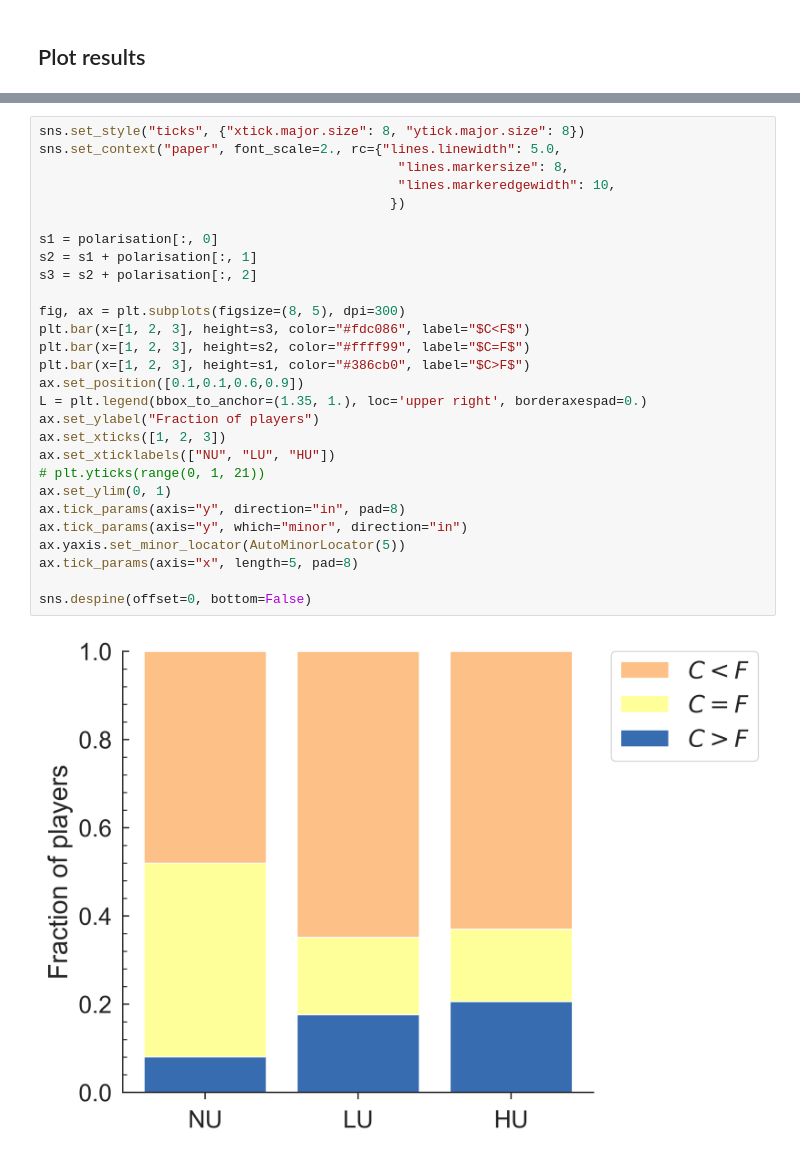
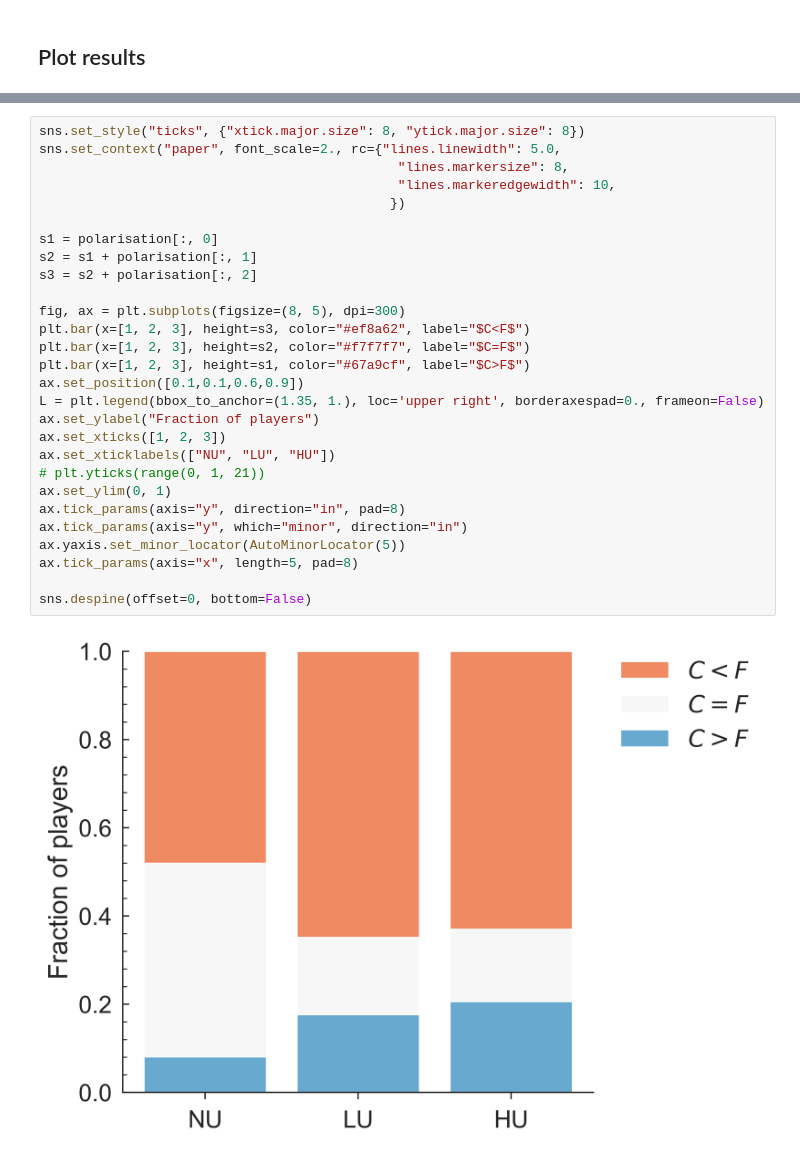
Before and after one commit to Socrats/EvoCRD, a Jupyter notebook: plot_figures.ipynb, the cells around one changed output, grey strips where cells are left out. Cells and saved outputs as stored; diff of their text form.

Commit message:
updated figure colors to avoid rendering issue with dashed lines

```diff
--- a/plot_figures.ipynb
+++ b/plot_figures.ipynb
@@ -156,30 +156,30 @@ sns.despine(offset=0, bottom=False, right=False)
 # %%
 sns.set_style("ticks", {"xtick.major.size": 8, "ytick.major.size": 8})
 sns.set_context("paper", font_scale=2., rc={"lines.linewidth": 5.0,
                                               "lines.markersize": 8,
                                               "lines.markeredgewidth": 10,
                                              })
 
 s1 = polarisation[:, 0]
 s2 = s1 + polarisation[:, 1]
 s3 = s2 + polarisation[:, 2]
 
 fig, ax = plt.subplots(figsize=(8, 5), dpi=300)
-plt.bar(x=[1, 2, 3], height=s3, color="#fdc086", label="$C<F$")
-plt.bar(x=[1, 2, 3], height=s2, color="#ffff99", label="$C=F$")
-plt.bar(x=[1, 2, 3], height=s1, color="#386cb0", label="$C>F$")
+plt.bar(x=[1, 2, 3], height=s3, color="#ef8a62", label="$C<F$")
+plt.bar(x=[1, 2, 3], height=s2, color="#f7f7f7", label="$C=F$")
+plt.bar(x=[1, 2, 3], height=s1, color="#67a9cf", label="$C>F$")
 ax.set_position([0.1,0.1,0.6,0.9])
-L = plt.legend(bbox_to_anchor=(1.35, 1.), loc='upper right', borderaxespad=0.)
+L = plt.legend(bbox_to_anchor=(1.35, 1.), loc='upper right', borderaxespad=0., frameon=False)
 ax.set_ylabel("Fraction of players")
 ax.set_xticks([1, 2, 3])
 ax.set_xticklabels(["NU", "LU", "HU"])
 # plt.yticks(range(0, 1, 21))
 ax.set_ylim(0, 1)
 ax.tick_params(axis="y", direction="in", pad=8)
 ax.tick_params(axis="y", which="minor", direction="in")
 ax.yaxis.set_minor_locator(AutoMinorLocator(5))
 ax.tick_params(axis="x", length=5, pad=8)
 
 sns.despine(offset=0, bottom=False)
 # %% [output]
-[figure, old version]
+[figure, new version]
```
Also changed, not shown: parts of 1 cell of this notebook.
